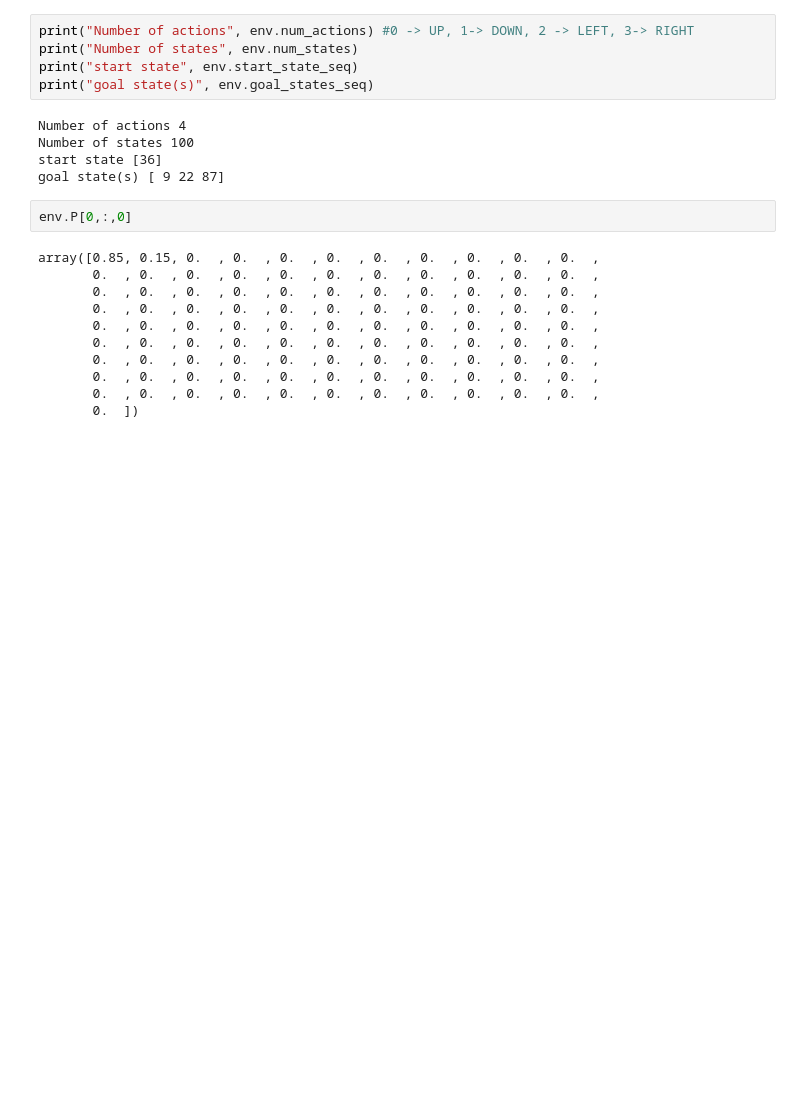
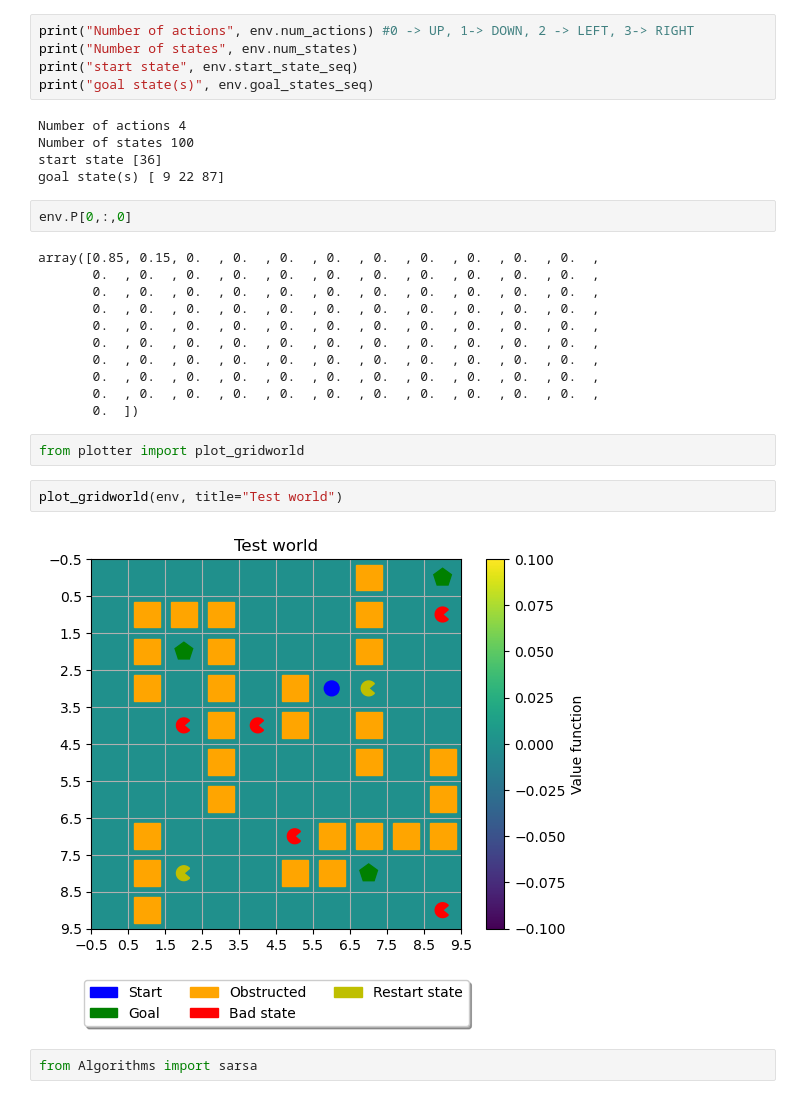
Before and after one commit to UltimateSwampfire/CS6700, a Jupyter notebook: Assignments/PA1/GridWorld_PA1.ipynb, the cells around one changed output. Drawn from its saved outputs; the diff is of its cells as text; blank space fills up the shorter version.

```diff
--- a/Assignments/PA1/GridWorld_PA1.ipynb
+++ b/Assignments/PA1/GridWorld_PA1.ipynb
@@ -248,3 +248,11 @@ array([0.85, 0.15, 0.  , 0.  , 0.  , 0.  , 0.  , 0.  , 0.  , 0.  , 0.  ,
        0.  , 0.  , 0.  , 0.  , 0.  , 0.  , 0.  , 0.  , 0.  , 0.  , 0.  ,
        0.  , 0.  , 0.  , 0.  , 0.  , 0.  , 0.  , 0.  , 0.  , 0.  , 0.  ,
        0.  ])
+# %%
+from plotter import plot_gridworld
+# %%
+plot_gridworld(env, title="Test world")
+# %% [output]
+[figure, added]
+# %%
+from Algorithms import sarsa
```
Also changed, not shown: parts of 17 cells of this notebook, 1 other file.
